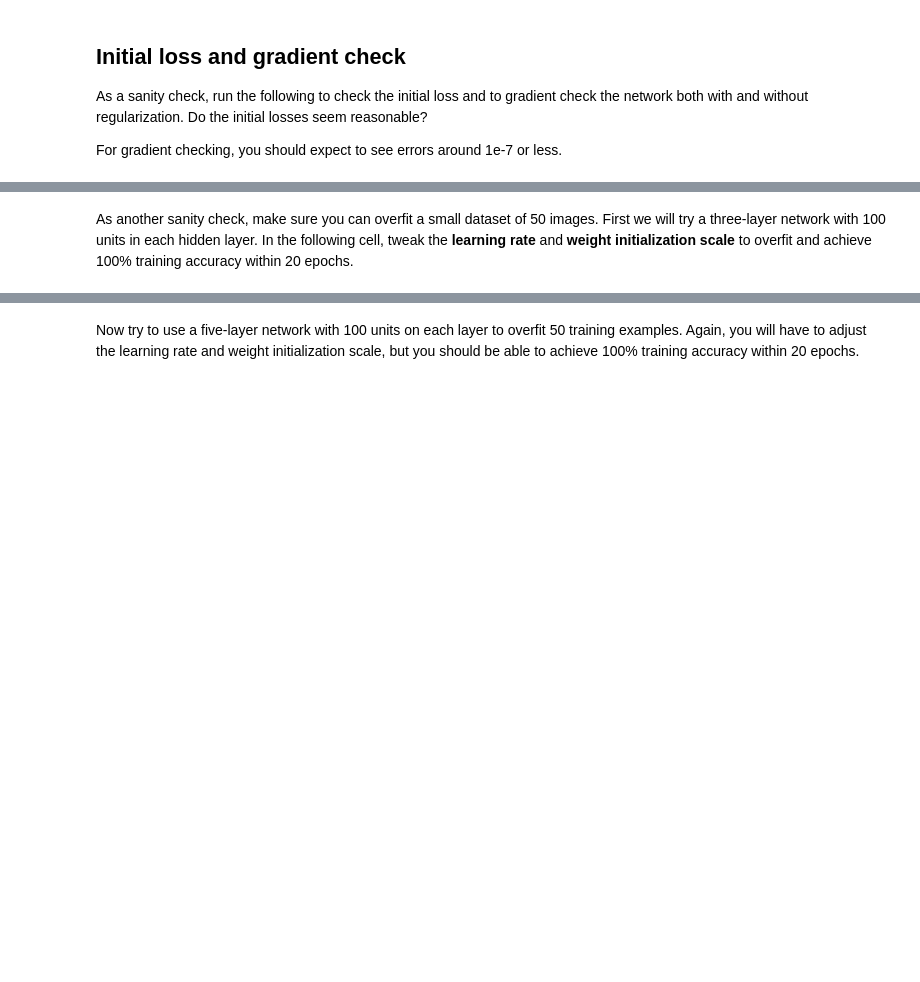
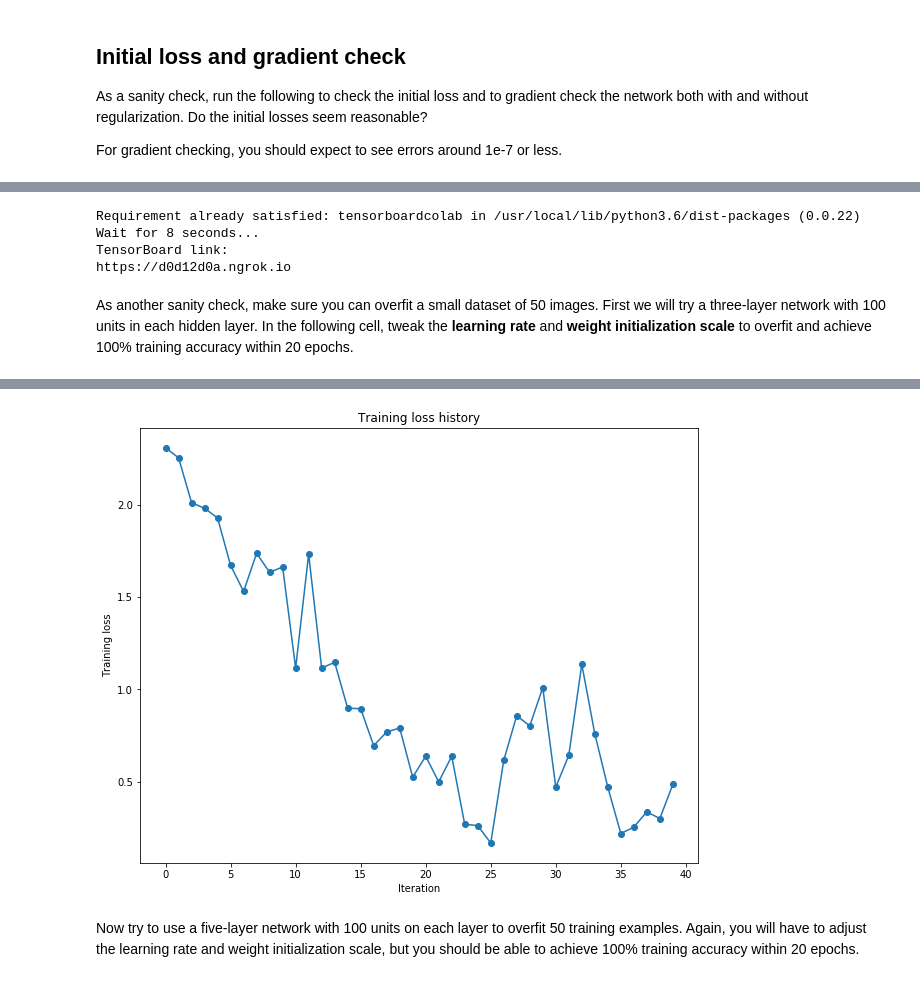
Before and after one commit to aduzhinskaya/cs231n, a Jupyter notebook: assignment2/FullyConnectedNets.ipynb, the cells around one changed output, grey strips where cells are left out. Saved outputs shown, nothing was run; the diff lists cells and outputs as text; code cells hidden in the pictures; blank space fills up the shorter version.

```diff
--- a/assignment2/FullyConnectedNets.ipynb
+++ b/assignment2/FullyConnectedNets.ipynb
@@ -504,3 +544,15 @@ for reg in [0, 3.14]:
+# %%
+!pip install tensorboardcolab
+from tensorboardcolab import TensorBoardColab
+
+# Start Tensorboard
+# and open a permanent link using ngrok
+tb = TensorBoardColab(graph_path='logs/tensorboard')
+# %% [output]
+Requirement already satisfied: tensorboardcolab in /usr/local/lib/python3.6/dist-packages (0.0.22)
+Wait for 8 seconds...
+TensorBoard link:
+https://d0d12d0a.ngrok.io
 # %% [markdown]
 As another sanity check, make sure you can overfit a small dataset of 50 images. First we will try a three-layer network with 100 units in each hidden layer. In the following cell, tweak the **learning rate** and **weight initialization scale** to overfit and achieve 100% training accuracy within 20 epochs.
 # %%
@@ -516,7 +568,7 @@ small_data = {
 }
 
 weight_scale = 1e-2   # Experiment with this!
-learning_rate = 1e-4  # Experiment with this!
+learning_rate = 1e-2  # Experiment with this!
 model = FullyConnectedNet([100, 100],
               weight_scale=weight_scale, dtype=np.float64)
 solver = Solver(model, small_data,
@@ -528,8 +580,9 @@ solver = Solver(model, small_data,
          )
 solver.train()
 
-plt.plot(solver.loss_history, 'o')
+plt.plot(solver.loss_history, '-o')
 plt.title('Training loss history')
 plt.xlabel('Iteration')
 plt.ylabel('Training loss')
 plt.show()
+# %% [output]
@@ -536,3 +606,4 @@ plt.show()
+[figure, added]
 # %% [markdown]
 Now try to use a five-layer network with 100 units on each layer to overfit 50 training examples. Again, you will have to adjust the learning rate and weight initialization scale, but you should be able to achieve 100% training accuracy within 20 epochs.
 # %%
```
Also changed, not shown: parts of 6 cells of this notebook, 1 other file.
